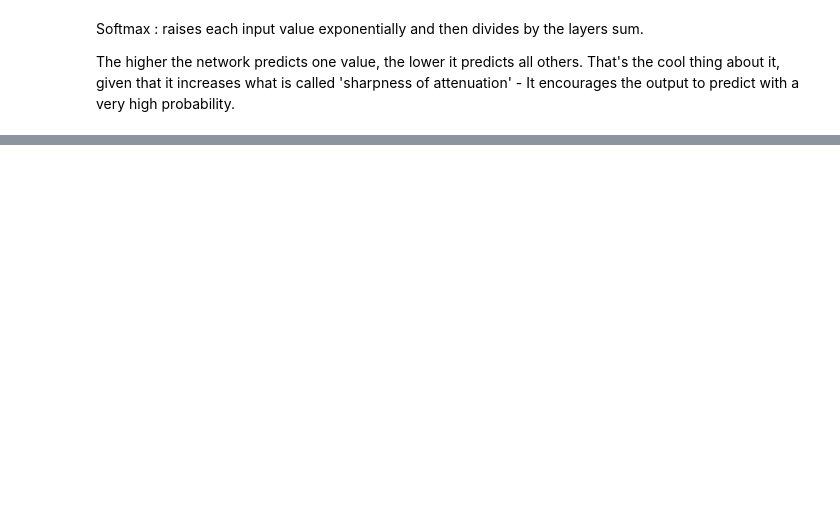
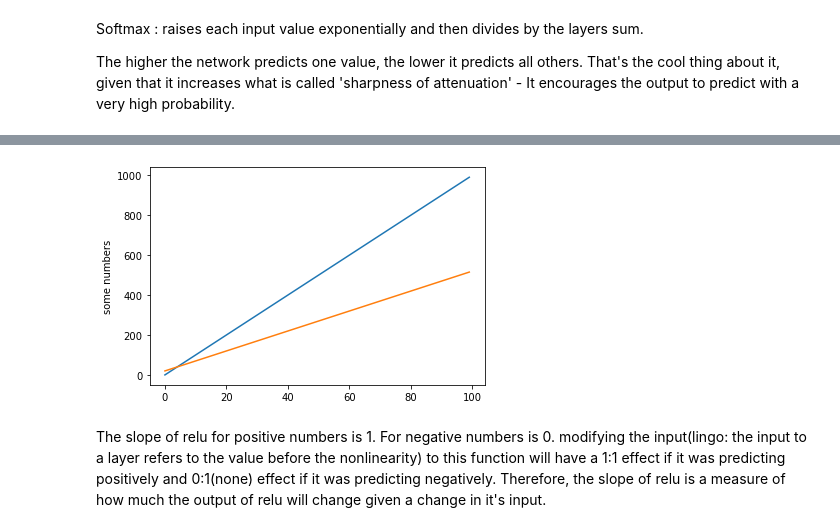
Before and after one commit to iamavieira/grokking-deep-learning, a Jupyter notebook: Chapter-9/activation_functions.ipynb, the cells around one changed output, grey strips where cells are left out. Cells and saved outputs as stored; diff of their text form; code cells hidden in the pictures; blank space fills up the shorter version.

```diff
--- a/Chapter-9/activation_functions.ipynb
+++ b/Chapter-9/activation_functions.ipynb
@@ -199,15 +204,16 @@ plt.plot(output, deriv);
 # %%
 def fun1(x):
     return 10*x
 
 def fun2(x):
     return 5*x+20
 
 MAX_X = 100# A maximum value for x goes here
 x = range(MAX_X);
-
-y1,y2 = zip(*[ (fun1(val), fun2(val)) for val in range(MAX_X) ])
+y1,y2 = zip(*[ (fun1(val), fun2(val)) for val in x ])
 plt.plot(x, y1)
 plt.plot(x, y2)
 plt.ylabel('some numbers')
 plt.show()
+# %% [output]
+[figure, added]
@@ -219,0 +220,6 @@ the output of relu will change given a change in it's input.
+# %% [markdown]
+The slope of relu for positive numbers is 1. For negative numbers is 0.
+modifying the input(lingo: the input to a layer refers to the value before the nonlinearity) to this function will have a 1:1
+effect if it was predicting positively and 0:1(none) effect if it was predicting negatively.
+Therefore, the slope of relu is a measure of how much
+the output of relu will change given a change in it's input.
```
Also changed, not shown: parts of 15 cells of this notebook, 2 other files.
